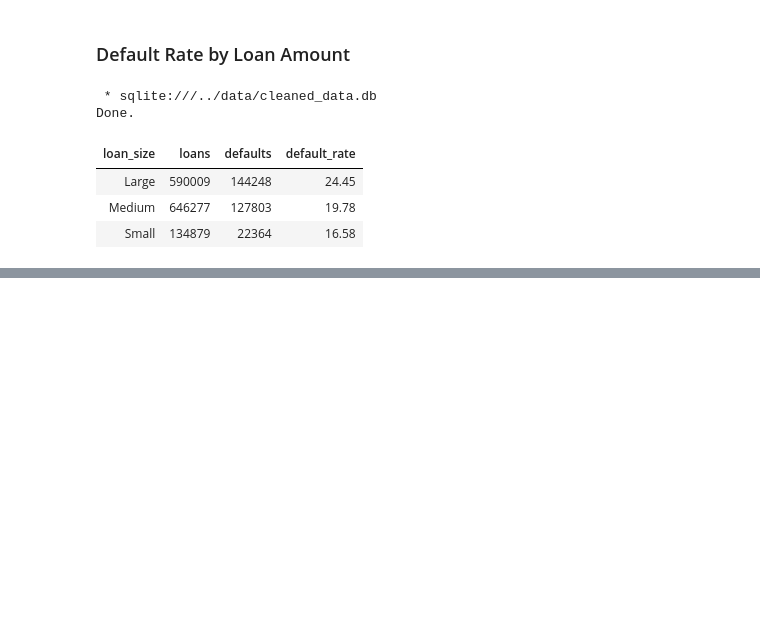
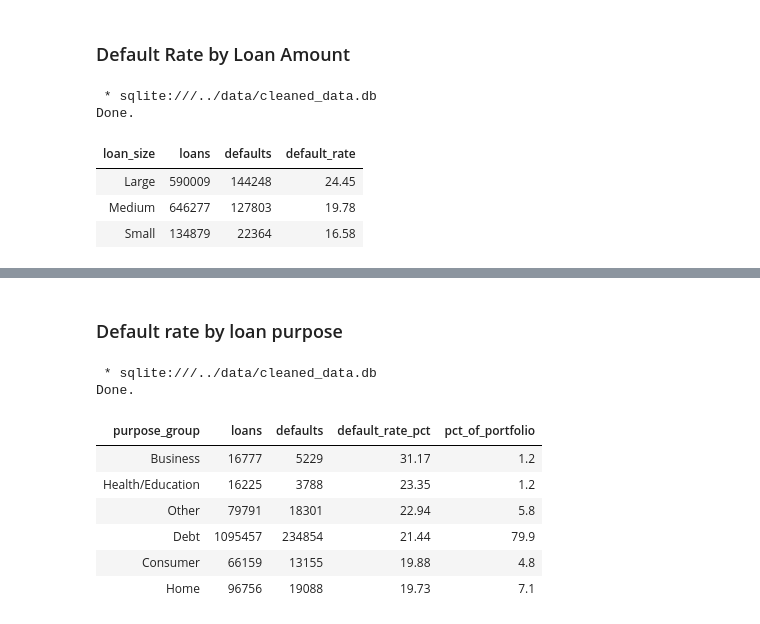
Before and after one commit to diegogomez040/Financial-risk-club-lending, a Jupyter notebook: notebooks/sql_business_analysis.ipynb, the cells around one changed output, grey strips where cells are left out. Saved outputs shown, nothing was run; the diff lists cells and outputs as text; code cells hidden in the pictures; blank space fills up the shorter version.

```diff
--- a/notebooks/sql_business_analysis.ipynb
+++ b/notebooks/sql_business_analysis.ipynb
@@ -288,0 +218,23 @@ ORDER BY issue_year;
+# %% [markdown]
+### Default rate by loan purpose
+# %%
+%%sql
+SELECT
+    purpose_group,
+    COUNT(*) AS loans,
+    SUM("default") AS defaults,
+    ROUND(100.0 * SUM("default") / COUNT(*), 2) AS default_rate_pct,
+    ROUND(100.0 * COUNT(*) / SUM(COUNT(*)) OVER (), 1) AS pct_of_portfolio
+FROM loans
+GROUP BY purpose_group
+ORDER BY default_rate_pct DESC;
+# %% [output]
+ * sqlite:///../data/cleaned_data.db
+Done.
+| purpose_group | loans | defaults | default_rate_pct | pct_of_portfolio |
+| Business | 16777 | 5229 | 31.17 | 1.2 |
+| Health/Education | 16225 | 3788 | 23.35 | 1.2 |
+| Other | 79791 | 18301 | 22.94 | 5.8 |
+| Debt | 1095457 | 234854 | 21.44 | 79.9 |
+| Consumer | 66159 | 13155 | 19.88 | 4.8 |
+| Home | 96756 | 19088 | 19.73 | 7.1 |
```
Also changed, not shown: parts of 42 cells of this notebook, 1 other file.
